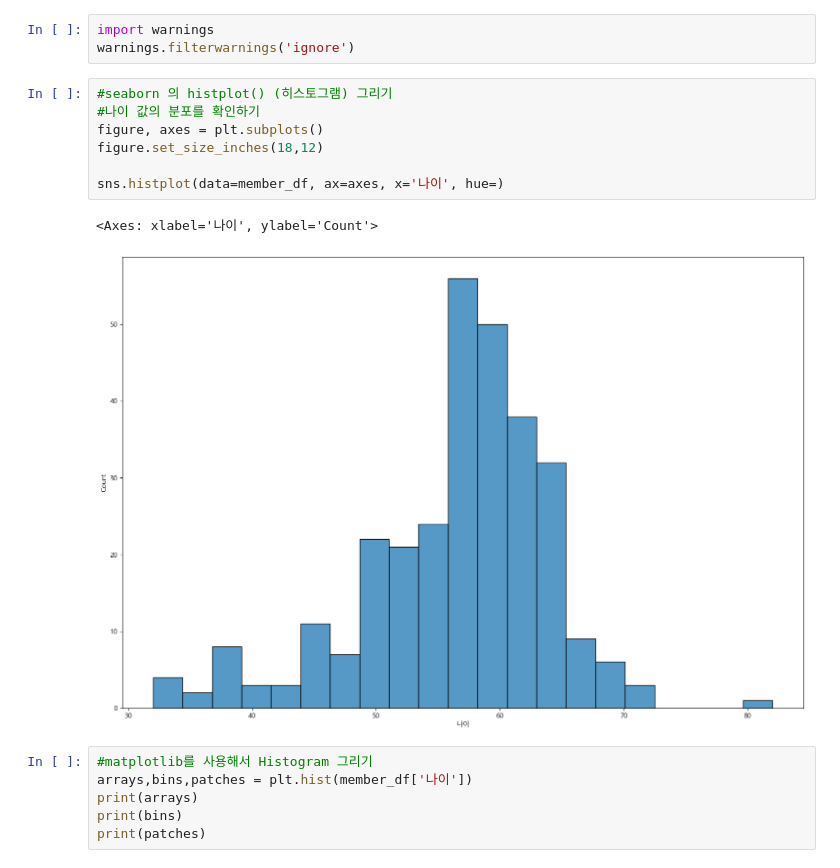
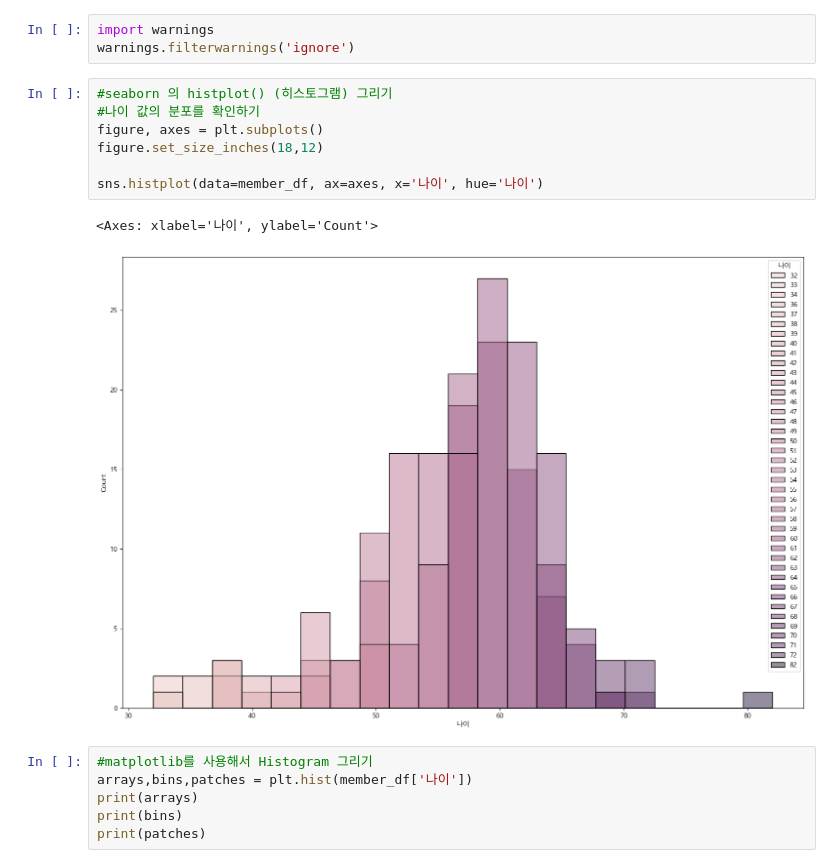
Before and after one commit to dlawlstn1616/Python_Webscraping_Analysis, a Jupyter notebook: 05.국회의원현황-개정판.ipynb, the cells around one changed output. Saved outputs shown, nothing was run; the diff lists cells and outputs as text.

```diff
--- a/05.국회의원현황-개정판.ipynb
+++ b/05.국회의원현황-개정판.ipynb
@@ -582,13 +582,13 @@ warnings.filterwarnings('ignore')
 # %%
 #seaborn 의 histplot() (히스토그램) 그리기
 #나이 값의 분포를 확인하기
 figure, axes = plt.subplots()
 figure.set_size_inches(18,12)
 
-sns.histplot(data=member_df, ax=axes, x='나이', hue=)
+sns.histplot(data=member_df, ax=axes, x='나이', hue='나이')
 # %% [output]
 <Axes: xlabel='나이', ylabel='Count'>
-[figure, old version]
+[figure, new version]
 # %%
 #matplotlib를 사용해서 Histogram 그리기
 arrays,bins,patches = plt.hist(member_df['나이'])
```
Also changed, not shown: parts of 15 cells of this notebook.
